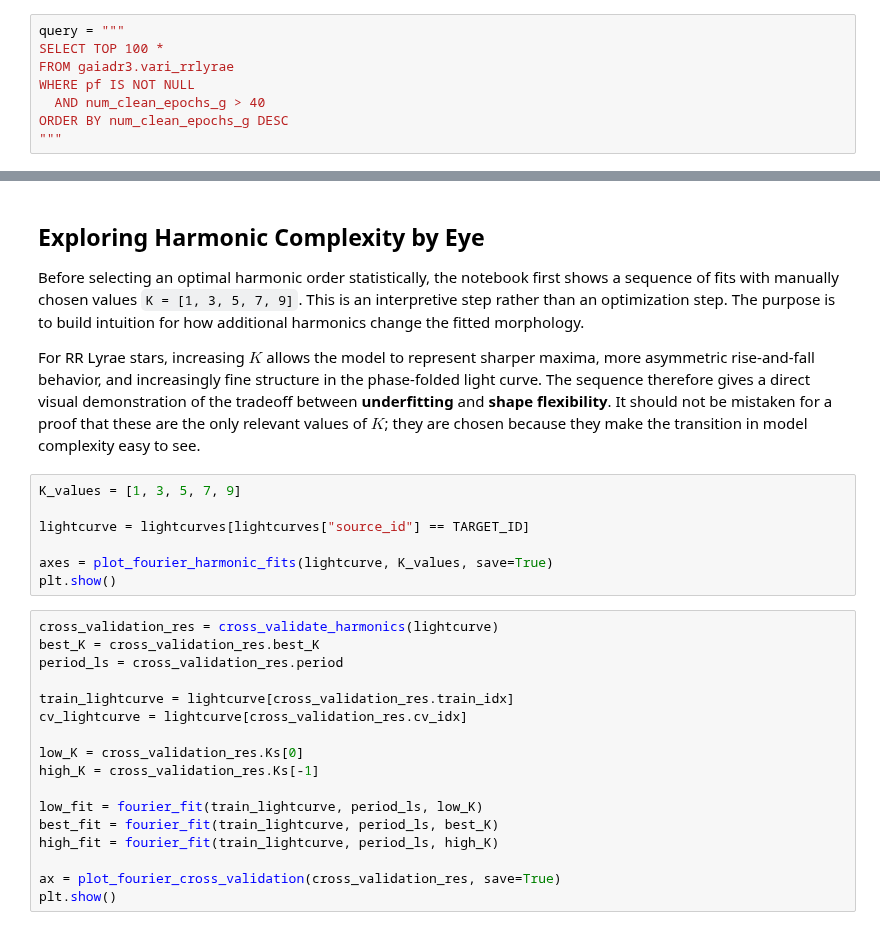
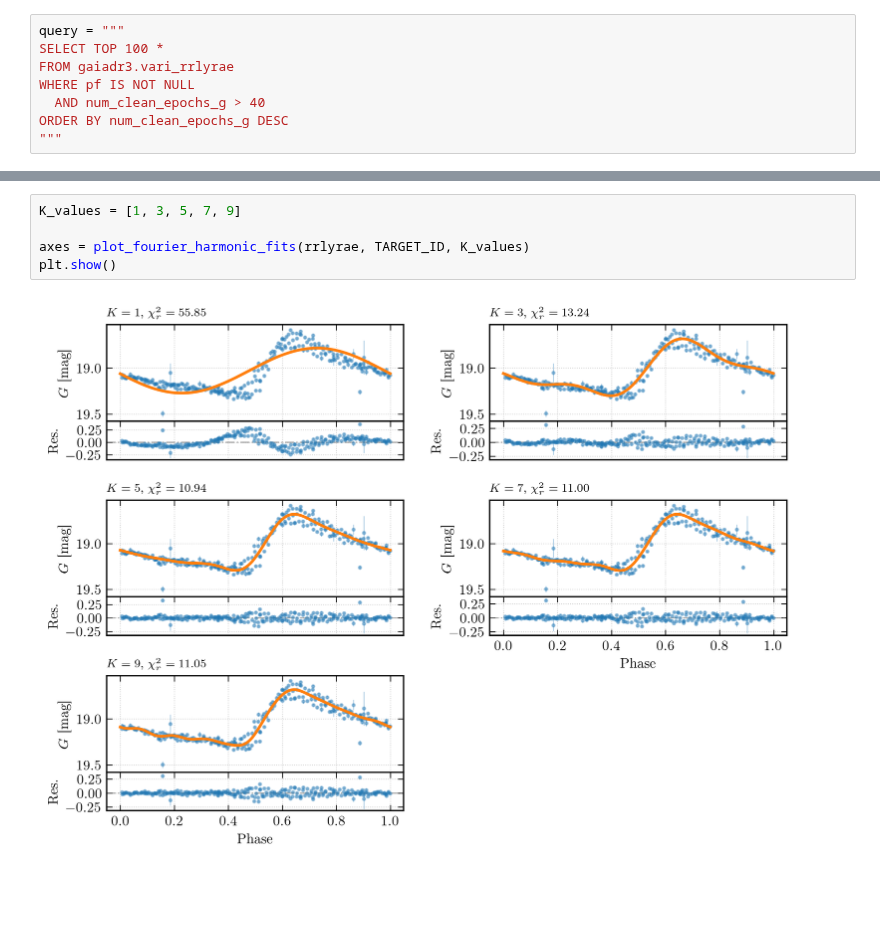
Before and after one commit to raw-asparagus/ay-128, a Jupyter notebook: labs/01/01-period-recovery.ipynb, the cells around one changed output, grey strips where cells are left out. Drawn from its saved outputs; the diff is of its cells as text; blank space fills up the shorter version.

Commit message:
[LAB01] Refactor notebooks

```diff
--- a/labs/01/01-period-recovery.ipynb
+++ b/labs/01/01-period-recovery.ipynb
@@ -199,30 +82,7 @@ where the **design matrix** $X \in \mathbb{R}^{N \times (2K+1)}$ has one row per
-# %% [markdown]
-## Exploring Harmonic Complexity by Eye
-
-Before selecting an optimal harmonic order statistically, the notebook first shows a sequence of fits with manually chosen values `K = [1, 3, 5, 7, 9]`. This is an interpretive step rather than an optimization step. The purpose is to build intuition for how additional harmonics change the fitted morphology.
-
-For RR Lyrae stars, increasing $K$ allows the model to represent sharper maxima, more asymmetric rise-and-fall behavior, and increasingly fine structure in the phase-folded light curve. The sequence therefore gives a direct visual demonstration of the tradeoff between **underfitting** and **shape flexibility**. It should not be mistaken for a proof that these are the only relevant values of $K$; they are chosen because they make the transition in model complexity easy to see.
 # %%
 K_values = [1, 3, 5, 7, 9]
 
-lightcurve = lightcurves[lightcurves["source_id"] == TARGET_ID]
-
-axes = plot_fourier_harmonic_fits(lightcurve, K_values, save=True)
+axes = plot_fourier_harmonic_fits(rrlyrae, TARGET_ID, K_values)
 plt.show()
+# %% [output]
+[figure, added]
-# %%
-cross_validation_res = cross_validate_harmonics(lightcurve)
-best_K = cross_validation_res.best_K
-period_ls = cross_validation_res.period
-
-train_lightcurve = lightcurve[cross_validation_res.train_idx]
-cv_lightcurve = lightcurve[cross_validation_res.cv_idx]
-
-low_K = cross_validation_res.Ks[0]
-high_K = cross_validation_res.Ks[-1]
-
-low_fit = fourier_fit(train_lightcurve, period_ls, low_K)
-best_fit = fourier_fit(train_lightcurve, period_ls, best_K)
-high_fit = fourier_fit(train_lightcurve, period_ls, high_K)
-
-ax = plot_fourier_cross_validation(cross_validation_res, save=True)
-plt.show()
```
Also changed, not shown: parts of 25 cells of this notebook, 22 other files.
